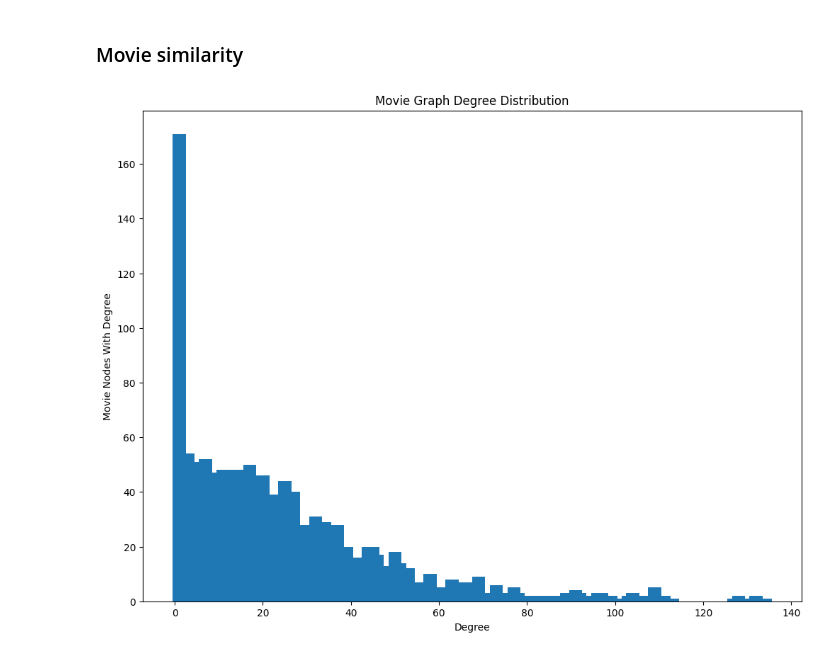
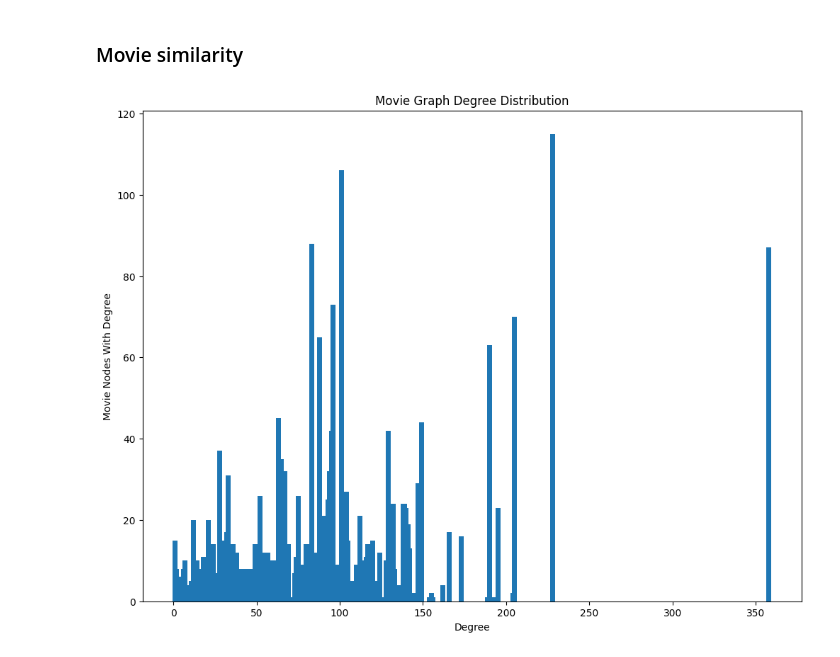
Before and after one commit to Jaslavie/sleeper-cinema, a Jupyter notebook: Data_Processing.ipynb, the cells around one changed output. Drawn from its saved outputs; the diff is of its cells as text; code cells hidden in the pictures.

```diff
--- a/Data_Processing.ipynb
+++ b/Data_Processing.ipynb
@@ -234,10 +234,10 @@ def is_similar(movie_a, movie_b, genre_mode="JACCARD"):
 
     genre_jaccard_threshold = 0.6       # 25% similarity needed
     genre_hamming_threshold = 0.95      # 95% similarity => 1/20 differences allowed
-    production_company_threshold = 0.5  # 0.1 -> 10% similarity => ~18/20 differences allowed-- 2 must be the same
+    production_company_threshold = 0.1  # 0.1 -> 10% similarity => ~18/20 differences allowed-- 2 must be the same
     production_country_threshold = 0.5  # 0.95 -> 95% similarity => 1/20 differences allowed
     log_budget_threshold = 0.80
-    release_year_threshold = 4
+    release_year_threshold = 2
 
     # Genre similarity
     if genre_mode == "HAMMING":
@@ -250,25 +250,25 @@ def is_similar(movie_a, movie_b, genre_mode="JACCARD"):
         if len(genres_a & genres_b) / len(genres_a | genres_b) < genre_jaccard_threshold:
             similar = False
 
-    # Year difference
-    if abs(movie_a["Year"] - movie_b["Year"]) > release_year_threshold:
-        similar = False
+    # # Year difference
+    # if abs(movie_a["Year"] - movie_b["Year"]) > release_year_threshold:
+    #     similar = False
 
-    # Production company similarity
-    if not hamming_similar(movie_a["Production_Companies"], movie_b["Production_Companies"], len(companies), production_company_threshold):
-        similar = False
+    # # Production company similarity
+    # if not hamming_similar(movie_a["Production_Companies"], movie_b["Production_Companies"], len(companies), production_company_threshold):
+    #     similar = False
 
-    # Production country similarity
-    if not hamming_similar(movie_a["Production_Countries"], movie_b["Production_Countries"], len(countries), production_country_threshold):
-        similar = False
+    # # Production country similarity
+    # if not hamming_similar(movie_a["Production_Countries"], movie_b["Production_Countries"], len(countries), production_country_threshold):
+    #     similar = False
 
-    # Original language
-    if movie_a["Original_Language"] != movie_b["Original_Language"]:
-        similar = False
+    # # Original language
+    # if movie_a["Original_Language"] != movie_b["Original_Language"]:
+    #     similar = False
 
-    # Budget
-    if abs(math.log(movie_a["Budget"]) - math.log(movie_b["Budget"])) >= log_budget_threshold:
-        similar = False
+    # # Budget
+    # if abs(math.log(movie_a["Budget"]) - math.log(movie_b["Budget"])) >= log_budget_threshold:
+    #     similar = False
 
     return similar
 
@@ -291,20 +291,20 @@ for i in range(len(movie_data_pre_normalized)):
 if SAVE_GRAPH:
     movie_graph.save_graph(graph_data_file)
 # %%
-graph_data_file = "movie_graph.pkl"
-LOAD_GRAPH = False
+graph_data_file = "./graphs/movie_graph-JACCARD-60.pkl"
+LOAD_GRAPH = True
 
 if LOAD_GRAPH:
     movie_graph = Graph(0, [])
     movie_graph.load_graph(graph_data_file)
 # movie_graph.print_neighbor_sets()
 
 # Plot degree distribution for insight into graph connections
 degree_dist = get_degree_distribution(movie_graph)
 fig, ax = plt.subplots(1, 1, figsize=(12, 9))
 ax.bar(degree_dist.keys(), degree_dist.values(), width=3)
 ax.set_xlabel("Degree")
 ax.set_ylabel("Movie Nodes With Degree")
 ax.set_title("Movie Graph Degree Distribution");
 # %% [output]
-[figure, old version]
+[figure, new version]
```
Also changed, not shown: parts of 1 cell of this notebook.
